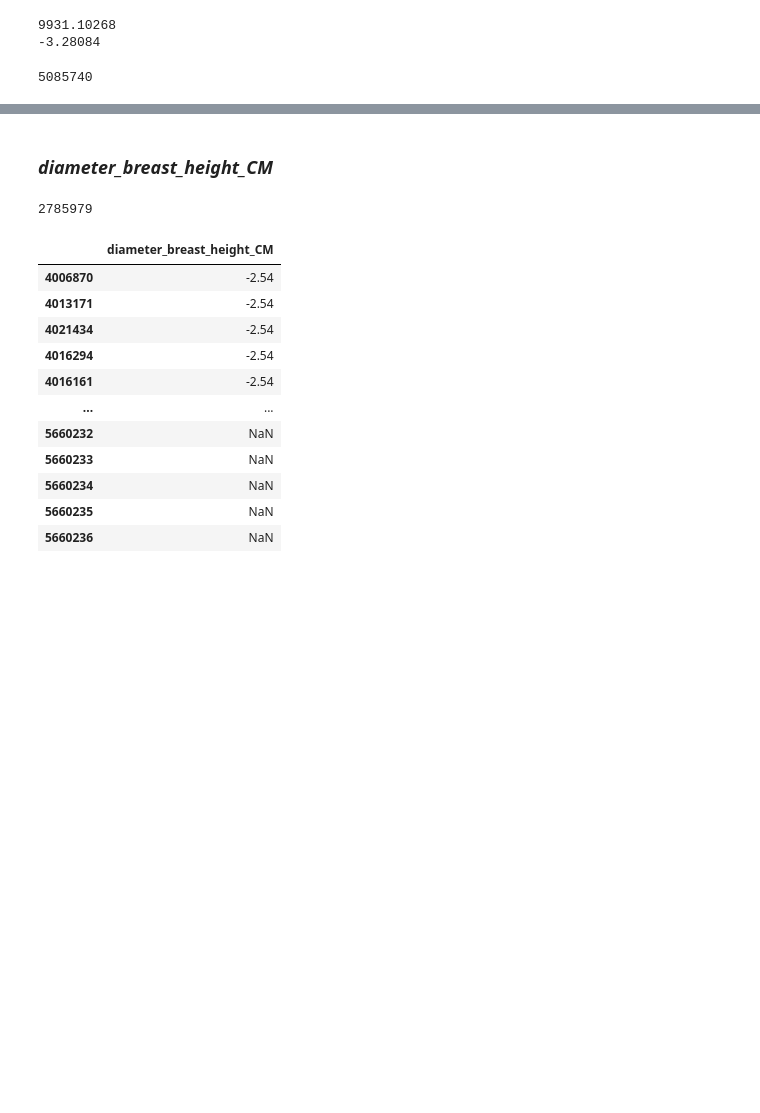
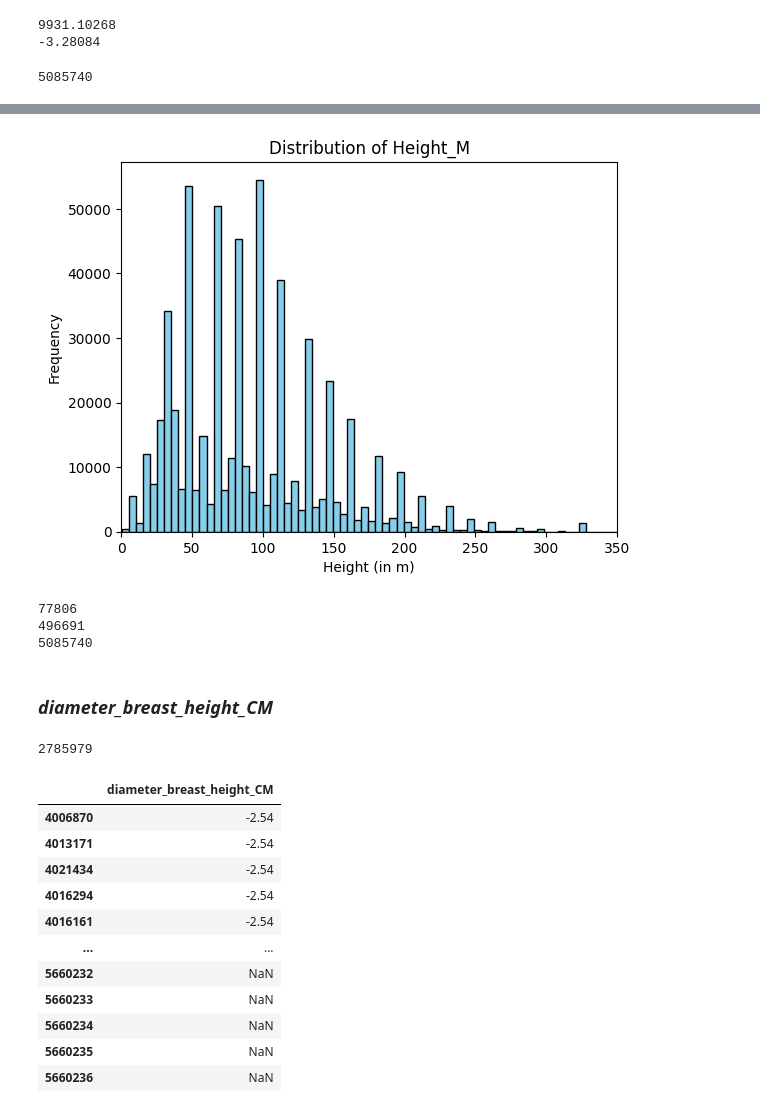
Before and after one commit to VittorioBartolomeoSecondin/DVIS-CAValli_Team, a Jupyter notebook: Assignment1 - Preprocessing.ipynb, the cells around one changed output, grey strips where cells are left out. Drawn from its saved outputs; the diff is of its cells as text; code cells hidden in the pictures; blank space fills up the shorter version.

```diff
--- a/Assignment1 - Preprocessing.ipynb
+++ b/Assignment1 - Preprocessing.ipynb
@@ -339,3 +441,20 @@ tree_dataset['height_M'].isnull().sum()
+# %%
+plt.hist(tree_dataset['height_M'], bins=2000, color='skyblue', edgecolor='black')
+plt.xlabel('Height (in m)')
+plt.ylabel('Frequency')
+plt.title('Distribution of Height_M')
+plt.xlim(0, 350)
+plt.show()
+# %% [output]
+[figure, added]
+# %%
+print(len(tree_dataset.loc[tree_dataset['height_M'] >= 150]))
+print(len(tree_dataset.loc[tree_dataset['height_M'] < 150]))
+print(tree_dataset['height_M'].isnull().sum())
+# %% [output]
+77806
+496691
+5085740
 # %% [markdown]
 ### *diameter_breast_height_CM*
 # %%
```
Also changed, not shown: parts of 21 cells of this notebook.
